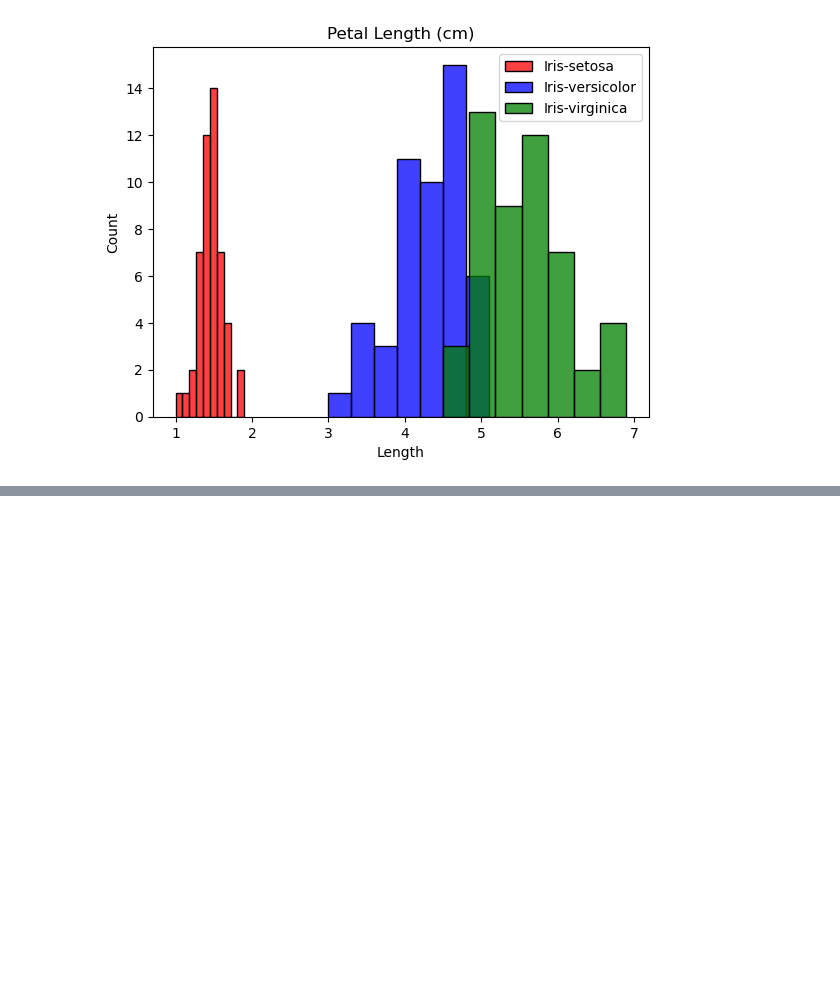
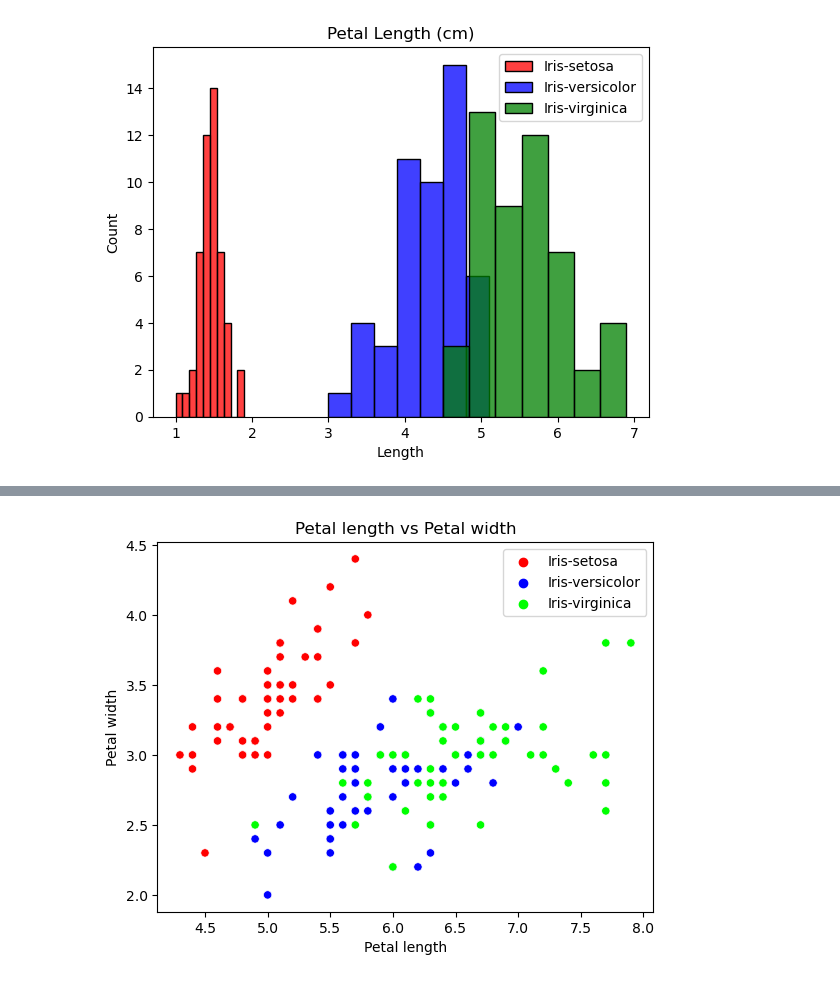
Before and after one commit to frankquinn89/Fundamentals_of_Data_Analysis, a Jupyter notebook: project.ipynb, the cells around one changed output, grey strips where cells are left out. Saved outputs shown, nothing was run; the diff lists cells and outputs as text; code cells hidden in the pictures; blank space fills up the shorter version.

```diff
--- a/project.ipynb
+++ b/project.ipynb
@@ -152,0 +170,4 @@ create_histogram("Petal Length (cm)")
+# %%
+plot_petal_scattor('Sepal Length (cm)','Sepal Width (cm)')
+# %% [output]
+[figure, added]
```
Also changed, not shown: parts of 3 cells of this notebook.
